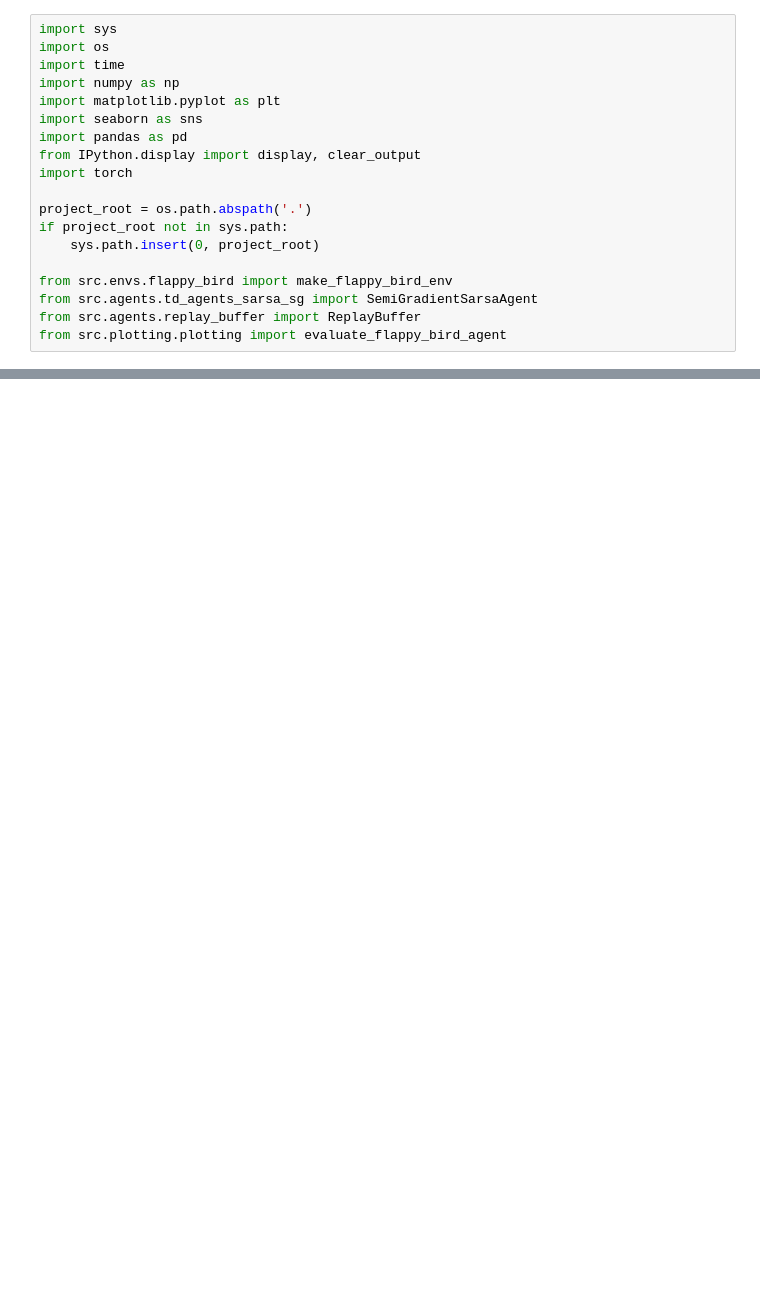
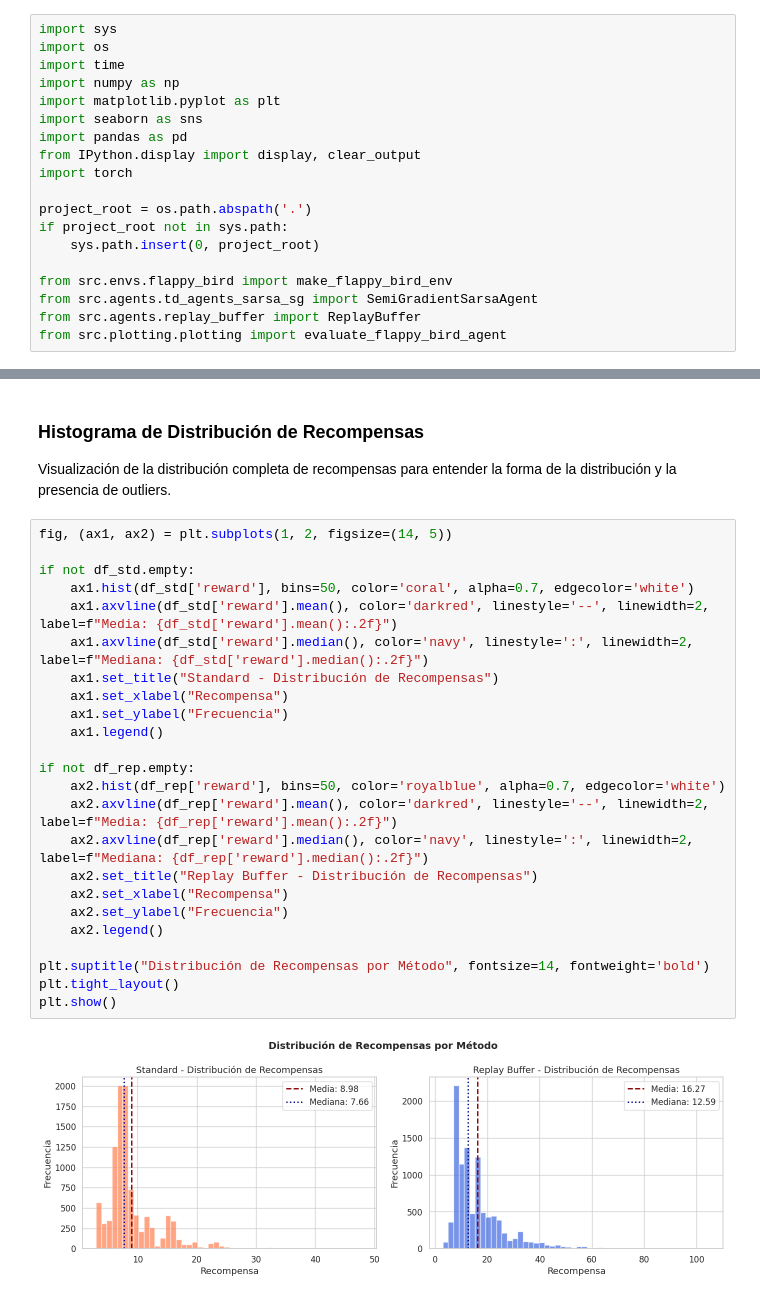
Before and after one commit to rafelsalgueiro/GallegoSalgueiroVera, a Jupyter notebook: Entornos_Complejos/sarsa_semi_gradient.ipynb, the cells around one changed output, grey strips where cells are left out. Drawn from its saved outputs; the diff is of its cells as text; blank space fills up the shorter version.

```diff
--- a/Entornos_Complejos/sarsa_semi_gradient.ipynb
+++ b/Entornos_Complejos/sarsa_semi_gradient.ipynb
@@ -231,0 +573,30 @@ if not df_rep.empty:
+# %% [markdown]
+### Histograma de Distribución de Recompensas
+
+Visualización de la distribución completa de recompensas para entender la forma de la distribución y la presencia de outliers.
+# %%
+fig, (ax1, ax2) = plt.subplots(1, 2, figsize=(14, 5))
+
+if not df_std.empty:
+    ax1.hist(df_std['reward'], bins=50, color='coral', alpha=0.7, edgecolor='white')
+    ax1.axvline(df_std['reward'].mean(), color='darkred', linestyle='--', linewidth=2, label=f"Media: {df_std['reward'].mean():.2f}")
+    ax1.axvline(df_std['reward'].median(), color='navy', linestyle=':', linewidth=2, label=f"Mediana: {df_std['reward'].median():.2f}")
+    ax1.set_title("Standard - Distribución de Recompensas")
+    ax1.set_xlabel("Recompensa")
+    ax1.set_ylabel("Frecuencia")
+    ax1.legend()
+
+if not df_rep.empty:
+    ax2.hist(df_rep['reward'], bins=50, color='royalblue', alpha=0.7, edgecolor='white')
+    ax2.axvline(df_rep['reward'].mean(), color='darkred', linestyle='--', linewidth=2, label=f"Media: {df_rep['reward'].mean():.2f}")
+    ax2.axvline(df_rep['reward'].median(), color='navy', linestyle=':', linewidth=2, label=f"Mediana: {df_rep['reward'].median():.2f}")
+    ax2.set_title("Replay Buffer - Distribución de Recompensas")
+    ax2.set_xlabel("Recompensa")
+    ax2.set_ylabel("Frecuencia")
+    ax2.legend()
+
+plt.suptitle("Distribución de Recompensas por Método", fontsize=14, fontweight='bold')
+plt.tight_layout()
+plt.show()
+# %% [output]
+[figure, added]
```
Also changed, not shown: parts of 30 cells of this notebook, 2 other files.
